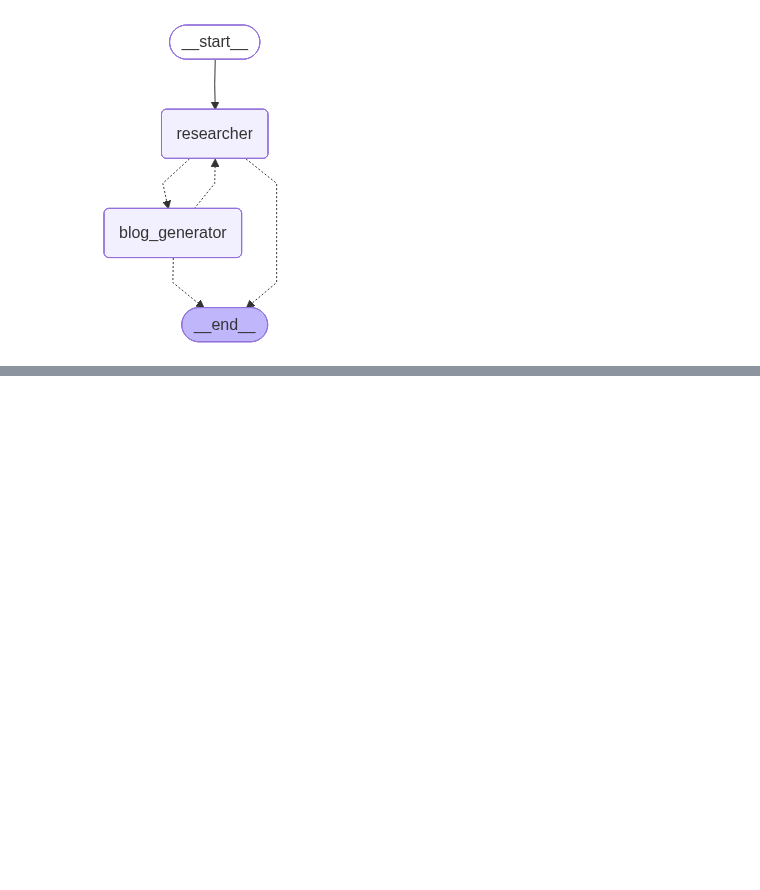
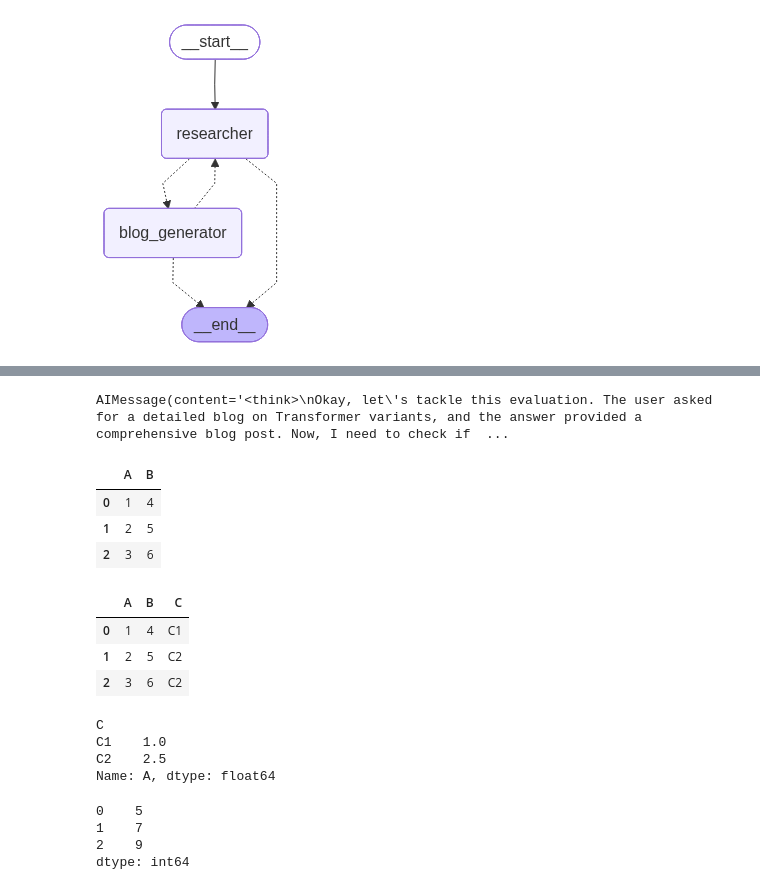
Before and after one commit to nebkartik/product_recommendation_system, a Jupyter notebook: experiments/multi-agents-rag.ipynb, the cells around one changed output, grey strips where cells are left out. Drawn from its saved outputs; the diff is of its cells as text; code cells hidden in the pictures; blank space fills up the shorter version.

```diff
--- a/experiments/multi-agents-rag.ipynb
+++ b/experiments/multi-agents-rag.ipynb
@@ -143,0 +212,39 @@ response["messages"][-1].content
+# %%
+validate_response_with_llm(query=query,context=docs,answer=resp)
+# %% [output]
+AIMessage(content='<think>\nOkay, let\'s tackle this evaluation. The user asked for a detailed blog on Transformer variants, and the answer provided a comprehensive blog post. Now, I need to check if  ...
+# %%
+import pandas as pd
+dict = {'A':[1,2,3],
+        'B':[4,5,6]}
+df = pd.DataFrame(dict)
+# %%
+df.head()
+# %% [output]
+|  | A | B |
+| 0 | 1 | 4 |
+| 1 | 2 | 5 |
+| 2 | 3 | 6 |
+# %%
+df['C'] = ['C1','C2','C2']
+# %%
+df.head()
+# %% [output]
+|  | A | B | C |
+| 0 | 1 | 4 | C1 |
+| 1 | 2 | 5 | C2 |
+| 2 | 3 | 6 | C2 |
+# %%
+df.groupby('C')['A'].mean()
+# %% [output]
+C
+C1    1.0
+C2    2.5
+Name: A, dtype: float64
+# %%
+df.apply(lambda x: x[0] + x[1],axis=1)
+# %% [output]
+0    5
+1    7
+2    9
+dtype: int64
```
Also changed, not shown: parts of 16 cells of this notebook, 10 other files.
